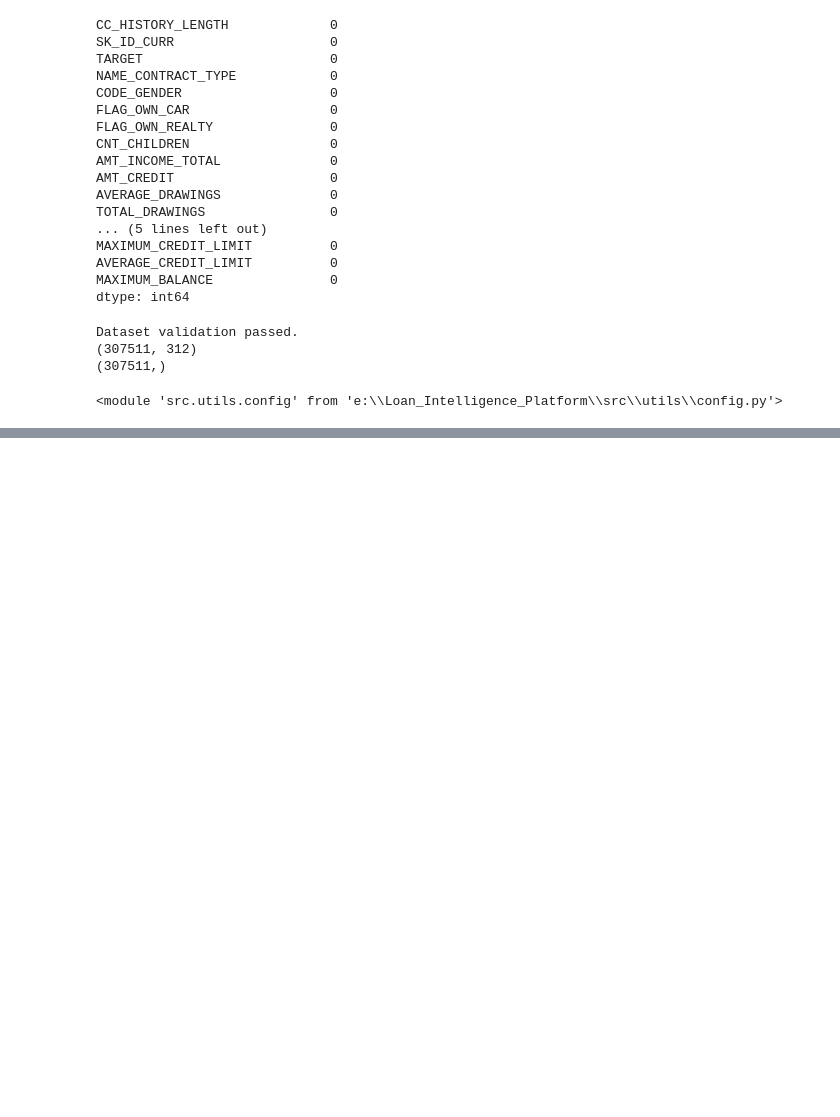
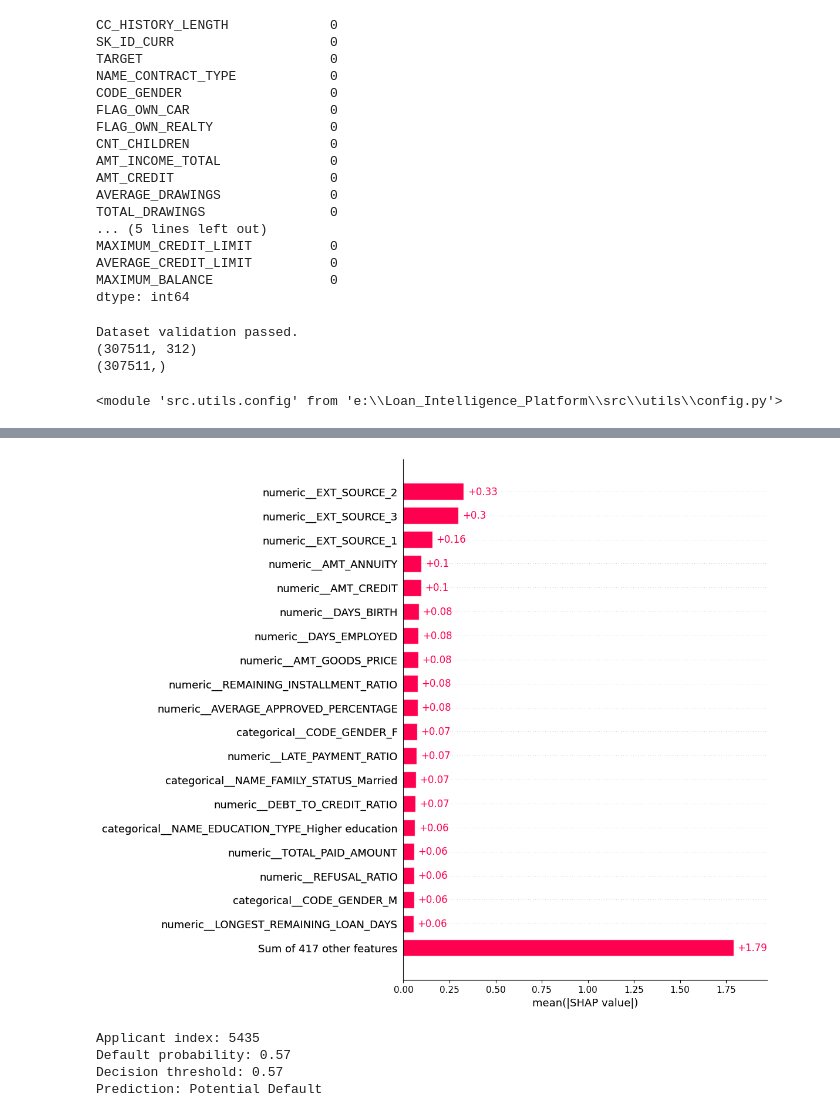
Before and after one commit to DevendraRaj58/Loan-Intelligence-Platform, a Jupyter notebook: notebooks/02_database_reverse_engineering.ipynb, the cells around one changed output, grey strips where cells are left out. Cells and saved outputs as stored; diff of their text form; code cells hidden in the pictures; blank space fills up the shorter version.

```diff
--- a/notebooks/02_database_reverse_engineering.ipynb
+++ b/notebooks/02_database_reverse_engineering.ipynb
@@ -1117,0 +1566,42 @@ Removed 58 highly correlated features.
+# %%
+shap_explainer.plot_bar(max_display=20)
+# %% [output]
+[figure, added]
+# %%
+import numpy as np
+
+# Find applicant closest to the decision threshold
+sample_index = int(
+    np.argmin(
+        np.abs(lightgbm_prob - LIGHTGBM_THRESHOLD)
+    )
+)
+
+# Extract applicant features
+applicant_X = X_valid_processed[
+    sample_index:sample_index + 1
+]
+
+# Get predicted default probability
+applicant_probability = float(
+    lightgbm_prob[sample_index]
+)
+
+# Apply our selected threshold
+applicant_prediction = int(
+    applicant_probability >= LIGHTGBM_THRESHOLD
+)
+
+print("Applicant index:", sample_index)
+print("Default probability:", round(applicant_probability, 4))
+print("Decision threshold:", LIGHTGBM_THRESHOLD)
+print(
+    "Prediction:",
+    "Potential Default" if applicant_prediction == 1
+    else "Likely Non-Default"
+)
+# %% [output]
+Applicant index: 5435
+Default probability: 0.57
+Decision threshold: 0.57
+Prediction: Potential Default
```
Also changed, not shown: parts of 53 cells of this notebook, 2 other files.
